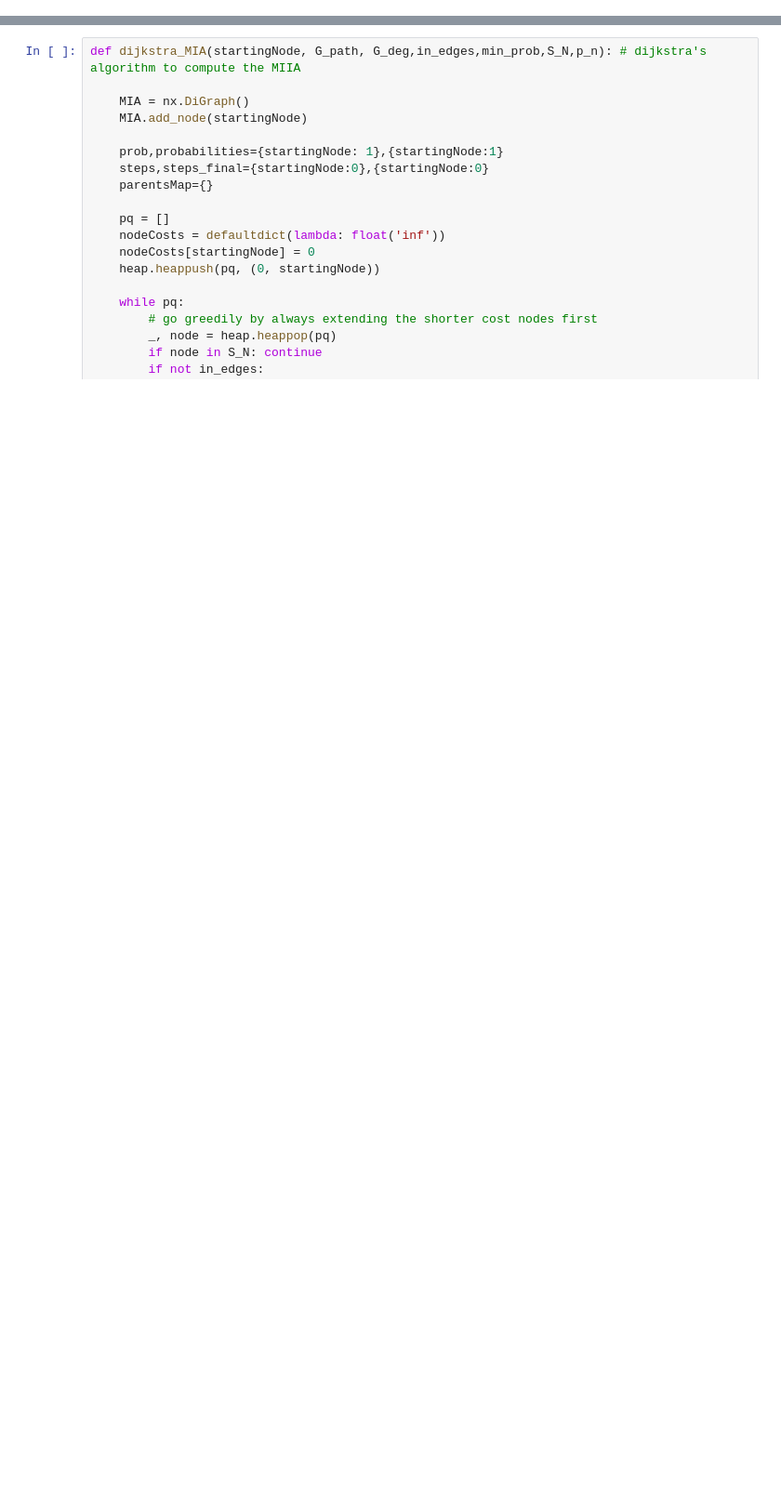
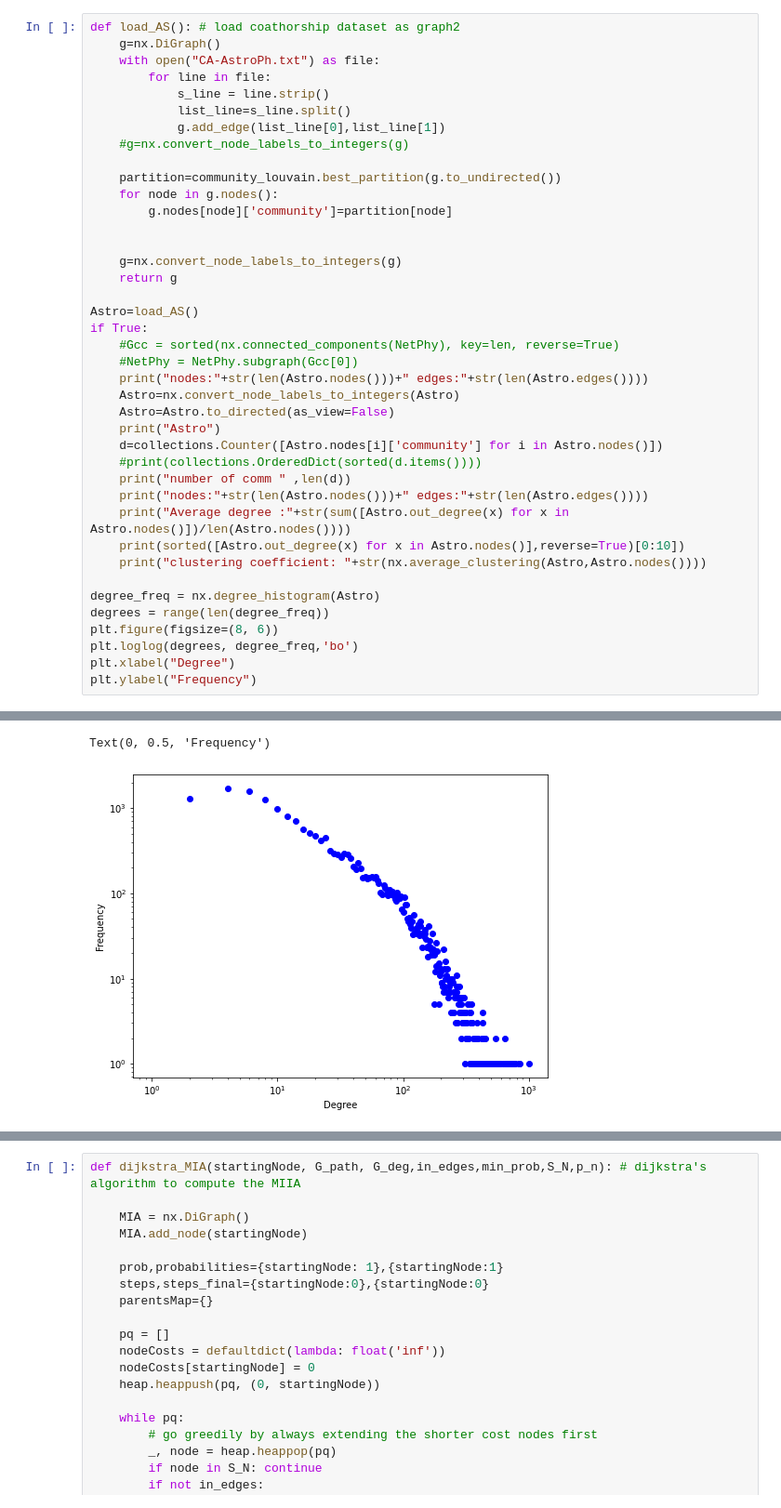
Before and after one commit to cristinagub/master_project, a Jupyter notebook: main.ipynb, the cells around one changed output, grey strips where cells are left out. Shown at 93% size. Drawn from its saved outputs; the diff is of its cells as text; blank space fills up the shorter version.

```diff
--- a/main.ipynb
+++ b/main.ipynb
@@ -116,0 +230,41 @@ BA
+# %%
+def load_AS(): # load coathorship dataset as graph2
+    g=nx.DiGraph()
+    with open("CA-AstroPh.txt") as file:
+        for line in file:
+            s_line = line.strip()
+            list_line=s_line.split()
+            g.add_edge(list_line[0],list_line[1])
+    #g=nx.convert_node_labels_to_integers(g)
+
+    partition=community_louvain.best_partition(g.to_undirected())
+    for node in g.nodes():
+        g.nodes[node]['community']=partition[node]
+
+
+    g=nx.convert_node_labels_to_integers(g)
+    return g
+
+Astro=load_AS()
+if True:
+    #Gcc = sorted(nx.connected_components(NetPhy), key=len, reverse=True)
+    #NetPhy = NetPhy.subgraph(Gcc[0])
+    print("nodes:"+str(len(Astro.nodes()))+" edges:"+str(len(Astro.edges())))
+    Astro=nx.convert_node_labels_to_integers(Astro)
+    Astro=Astro.to_directed(as_view=False)
+    print("Astro")
+    d=collections.Counter([Astro.nodes[i]['community'] for i in Astro.nodes()])
+    #print(collections.OrderedDict(sorted(d.items())))
+    print("number of comm " ,len(d))
+    print("nodes:"+str(len(Astro.nodes()))+" edges:"+str(len(Astro.edges())))
+    print("Average degree :"+str(sum([Astro.out_degree(x) for x in Astro.nodes()])/len(Astro.nodes())))
+    print(sorted([Astro.out_degree(x) for x in Astro.nodes()],reverse=True)[0:10])
+    print("clustering coefficient: "+str(nx.average_clustering(Astro,Astro.nodes())))
+
+degree_freq = nx.degree_histogram(Astro)
+degrees = range(len(degree_freq))
+plt.figure(figsize=(8, 6))
+plt.loglog(degrees, degree_freq,'bo')
+plt.xlabel("Degree")
+plt.ylabel("Frequency")
+# %% [output]
@@ -117,2 +278,4 @@ BA
+Text(0, 0.5, 'Frequency')
+[figure, added]
 # %%
 def load_NetPhy(): # load coathorship dataset as graph2
```
Also changed, not shown: parts of 34 cells of this notebook.
